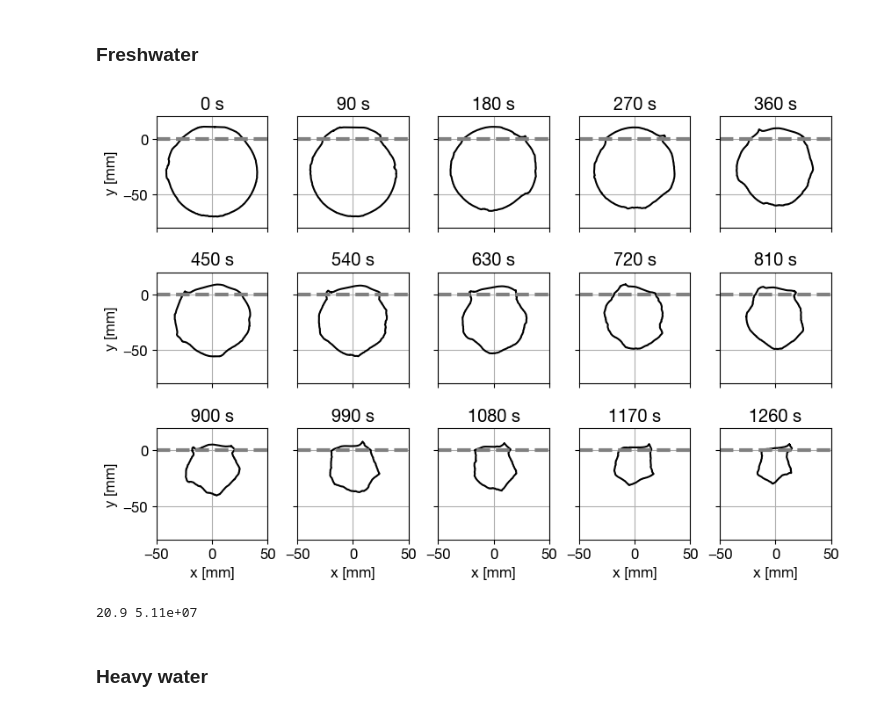
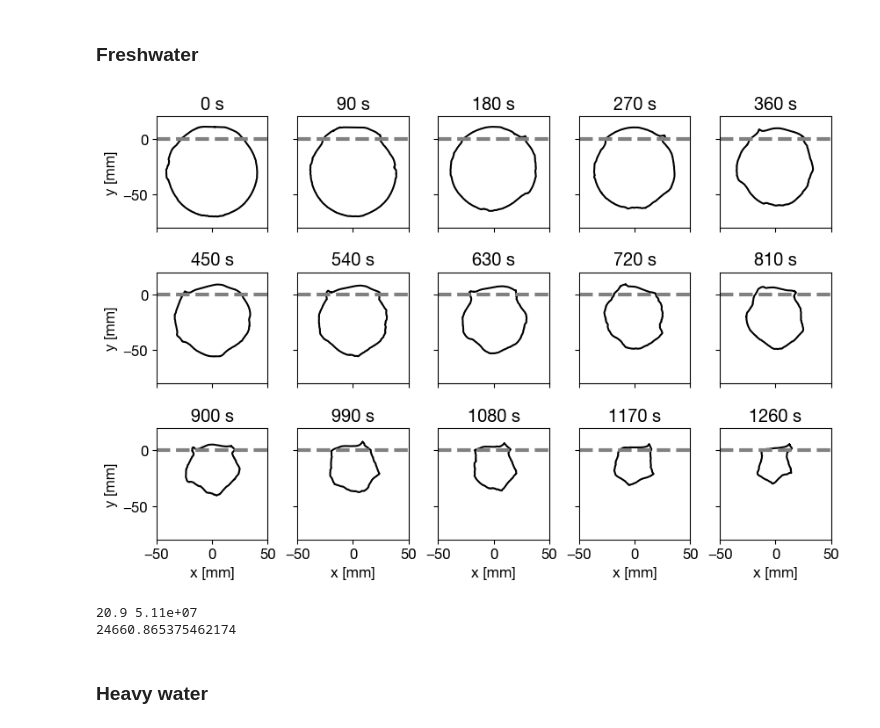
Before and after one commit to ebellincioni/floatingIce, a Jupyter notebook: 2024-05-09_heatTransfer.ipynb, the cells around one changed output. Cells and saved outputs as stored; diff of their text form; code cells hidden in the pictures.

```diff
--- a/2024-05-09_heatTransfer.ipynb
+++ b/2024-05-09_heatTransfer.ipynb
@@ -334,7 +334,7 @@ for ic,cylinder in enumerate(cylinders):
     if not np.isnan(exp_sal):
         axi.set_title(f'S={exp_sal} g/l')
     else:
-        axi.set_title(r'$D_2O$')
+        axi.set_title('D'+r'$_2$'+'O')
 
 text_loc=[]
 for ia,axi in enumerate(ax.flatten()):
@@ -383,36 +383,38 @@ for cylinder in cylinders:
         if contour.shape[1]!=2: contour = contour.T
         if it==0: # straighten y direction
             shift = (max(contour[:,1])-min(contour[:,1]))*4/3
             radius = np.sqrt(PolyArea(contour[:,1],contour[:,0])/np.pi)
             conversion = radius/exp_radius # px/m
         contour[:,1 ] = -contour[:,1] + shift
         contour = contour*1e3/conversion # in mm
         xcenter = np.mean(contour,axis=0)[0]
 
         wl = findWL(contour,densityRatio=917/1005)  ### CHANGE FOR FRESH/SALTY WATER!!
         ax.flatten()[it].plot(contour[:,0]-xcenter,contour[:,1]-wl,c='k')
         ax.flatten()[it].hlines(0,-50,50,linestyles='--',linewidth=3,colors='grey')
 
 for it,axi in enumerate(ax.flatten()):
     axi.set(aspect='equal',
             xlabel='x [mm]',ylabel='y [mm]',
             title = f'{it*30*step} s',
             ylim=(-80,20),xlim=(-50,50),
             )
     if it%5!=0:
         axi.set_ylabel('')
         axi.set_yticklabels('')
     if it<10:
         axi.set_xlabel('')
         axi.set_xticklabels('')
-    axi.grid()
+    # axi.grid()
 
 # plt.savefig('/Users/edoardo/Library/CloudStorage/OneDrive-UniversityofTwente/floating/graphics/freshWater.pdf',format='pdf',bbox_inches='tight')
 plt.show()
 print(exp_wt,f'{Ra(exp_radius,0,exp_wt):.2e}')
+print(conversion)
 # %% [output]
-[figure, old version]
+[figure, new version]
 20.9 5.11e+07
+24660.865375462174
 # %% [markdown]
 ### Heavy water
 # %%
```
Also changed, not shown: parts of 3 cells of this notebook, 3 other files.
